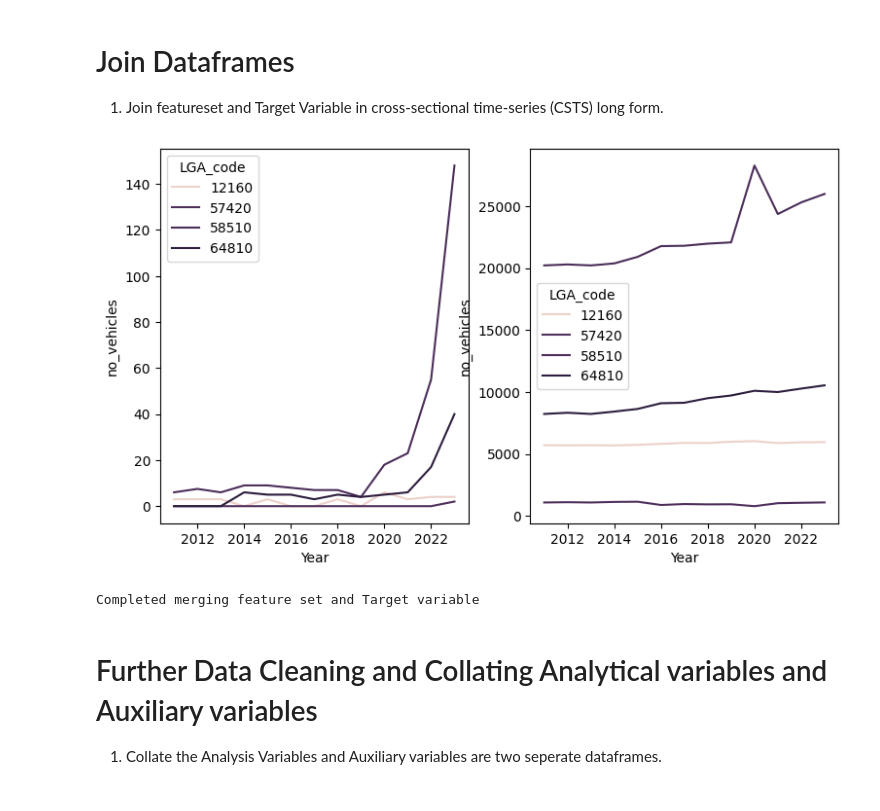
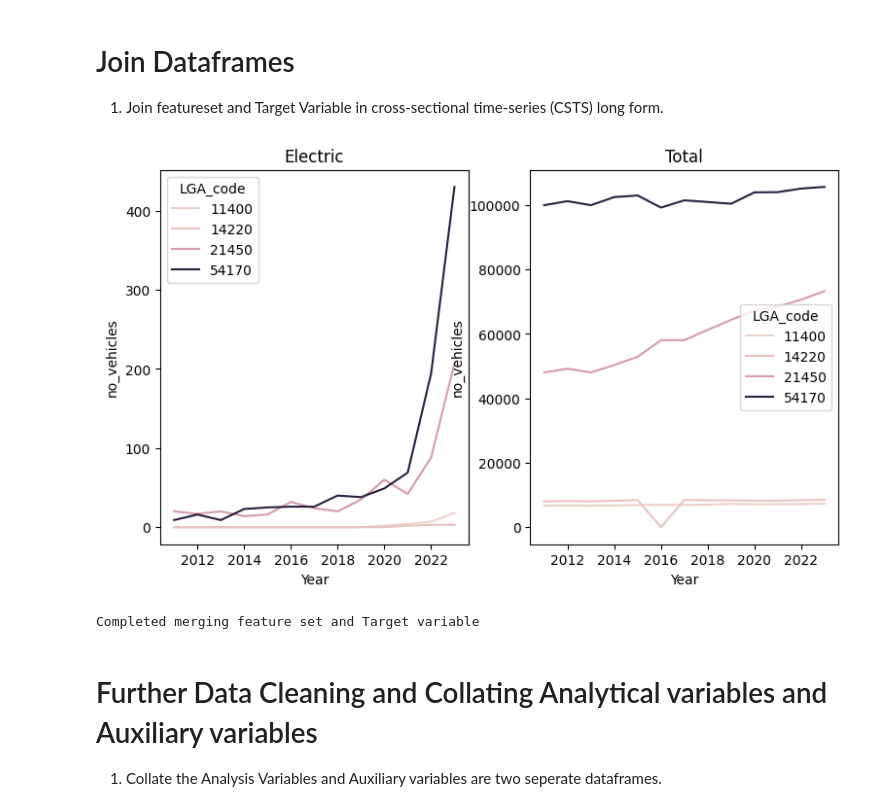
Before and after one commit to MarkStephens060482/forecasting_BEV_adoption_LGA, a Jupyter notebook: Uptake_of_Electric_Vehicles_Collating_and_Cleaning.ipynb, the cells around one changed output. Cells and saved outputs as stored; diff of their text form; code cells hidden in the pictures.

```diff
--- a/Uptake_of_Electric_Vehicles_Collating_and_Cleaning.ipynb
+++ b/Uptake_of_Electric_Vehicles_Collating_and_Cleaning.ipynb
@@ -1380,34 +1380,35 @@ window = 5
 for lga_index in unique_lgas:
   Converted_EV_and_EAC_data_edit.loc[lga_index,'Total'] = smoothing_mean(Converted_EV_and_EAC_data_edit.loc[lga_index,'Total'],window).values
   if Converted_EV_and_EAC_data_edit.loc[(lga_index,2013),'Electric'] <= 3:
     Converted_EV_and_EAC_data_edit.loc[lga_index,'Electric'].fillna(method='bfill',inplace = True)
   else:
      Converted_EV_and_EAC_data_edit.loc[lga_index,'Electric'] = smoothing_mean(Converted_EV_and_EAC_data_edit.loc[lga_index,'Electric'],window).values
 #select random values from unique_lgas
 random_lgas = np.random.choice(unique_lgas,size = 4)
 # Examine plot
 plot_data = Converted_EV_and_EAC_data_edit.loc[Converted_EV_and_EAC_data_edit.index.get_level_values('LGA_code').isin(random_lgas),['Electric','Total']].reset_index()
 fig,axs = plt.subplots(1,2,figsize=(9, 5))
 plot_data = pd.melt(plot_data.reset_index(),id_vars = ['LGA_code','Year'],value_vars = ['Electric','Total'],var_name = 'motive_power',value_name = 'no_vehicles')
 for i,ax in enumerate(axs):
   motives = ['Electric','Total']
   sns.lineplot(x='Year', y='no_vehicles',  hue='LGA_code', data=plot_data[plot_data['motive_power'] == motives[i]],ax = ax)
+  ax.set_title(motives[i])
 plt.show()
 # Interpolate Electric and Total variables grouped by LGA_code
 #Converted_EV_and_EAC_data_edit
 
 #merge Target Variable to Feature Set
 EV_data = pd.merge(featureset_df,Converted_EV_and_EAC_data_edit, on=['LGA_code','Year'])
 #filter out Other Territories
 other_territories = [51710,51860]
 EV_data = EV_data.loc[~EV_data.index.get_level_values('LGA_code').isin(other_territories)]
 #filter Other Unincorporated Territory
 EV_data = EV_data.loc[EV_data.index.get_level_values('LGA_code') != 99399]
 # Save a CSV
 EV_data.to_csv('EV_data.csv')
 print("Completed merging feature set and Target variable")
 # %% [output]
-[figure, old version]
+[figure, new version]
 Completed merging feature set and Target variable
 # %% [markdown]
 # Further Data Cleaning and Collating Analytical variables and Auxiliary variables
```
Also changed, not shown: parts of 1 cell of this notebook.
